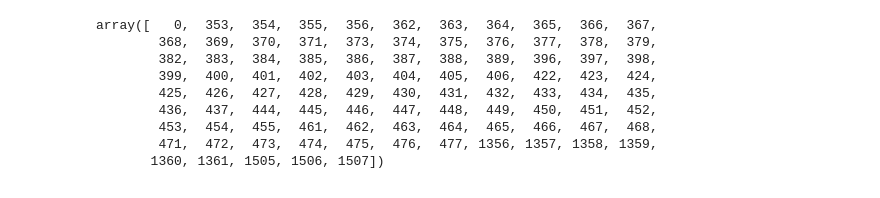
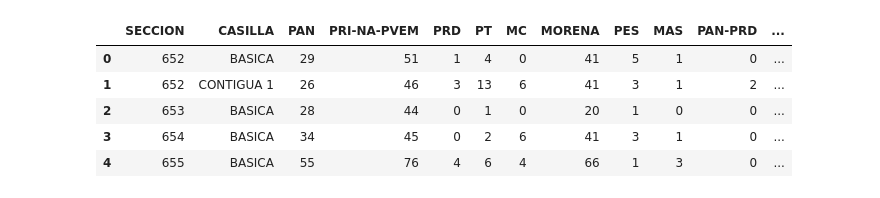
Before and after one commit to CosmicObservatory/Votacion2026, a Jupyter notebook: notebooks/elecciones_eda.ipynb, the cells around one changed output. Cells and saved outputs as stored; diff of their text form; code cells hidden in the pictures.

```diff
--- a/notebooks/elecciones_eda.ipynb
+++ b/notebooks/elecciones_eda.ipynb
@@ -3,7 +5,14 @@
 # %%
 from vothmo.config import FOLDER_RAW
+import cchardet
+import pandas as pd
 from pathlib import Path
 import os
 
-f1 = FOLDER_RAW / "2021"
-f2 = FOLDER_RAW / "2024"
+elec2018 = FOLDER_RAW / "2018"
+elec2021 = FOLDER_RAW / "2021"
+elec2024 = FOLDER_RAW / "2024"
+
+data2018 = os.listdir(elec2018)
+data2021 = os.listdir(elec2021)
+data2024 = os.listdir(elec2024)
@@ -35,12 +19,13 @@ array([1396., 1397., 1398., 1399., 1400., 1401., 1402., 1403., 1404.,
-# %%
-df2['seccion'].unique()
-# %% [output]
-array([   0,  353,  354,  355,  356,  362,  363,  364,  365,  366,  367,
-        368,  369,  370,  371,  373,  374,  375,  376,  377,  378,  379,
-        382,  383,  384,  385,  386,  387,  388,  389,  396,  397,  398,
-        399,  400,  401,  402,  403,  404,  405,  406,  422,  423,  424,
-        425,  426,  427,  428,  429,  430,  431,  432,  433,  434,  435,
-        436,  437,  444,  445,  446,  447,  448,  449,  450,  451,  452,
-        453,  454,  455,  461,  462,  463,  464,  465,  466,  467,  468,
-        471,  472,  473,  474,  475,  476,  477, 1356, 1357, 1358, 1359,
-       1360, 1361, 1505, 1506, 1507])
+# %%
+elecciones = [pd.read_excel(elec2018 / f, skiprows=1, skipfooter=1) for f in data2018]
+
+e0 = elecciones[0]
+e0['SECCION'] = e0['SECCION'].astype(int)
+e0.head()
+# %% [output]
+|  | SECCION | CASILLA | PAN | PRI-NA-PVEM | PRD | PT | MC | MORENA | PES | MAS | PAN-PRD | ... |
+| 0 | 652 | BASICA | 29 | 51 | 1 | 4 | 0 | 41 | 5 | 1 | 0 | ... |
+| 1 | 652 | CONTIGUA 1 | 26 | 46 | 3 | 13 | 6 | 41 | 3 | 1 | 2 | ... |
+| 2 | 653 | BASICA | 28 | 44 | 0 | 1 | 0 | 20 | 1 | 0 | 0 | ... |
+| 3 | 654 | BASICA | 34 | 45 | 0 | 2 | 6 | 41 | 3 | 1 | 0 | ... |
+| 4 | 655 | BASICA | 55 | 76 | 4 | 6 | 4 | 66 | 1 | 3 | 0 | ... |
```
Also changed, not shown: parts of 6 cells of this notebook, 3 other files.
